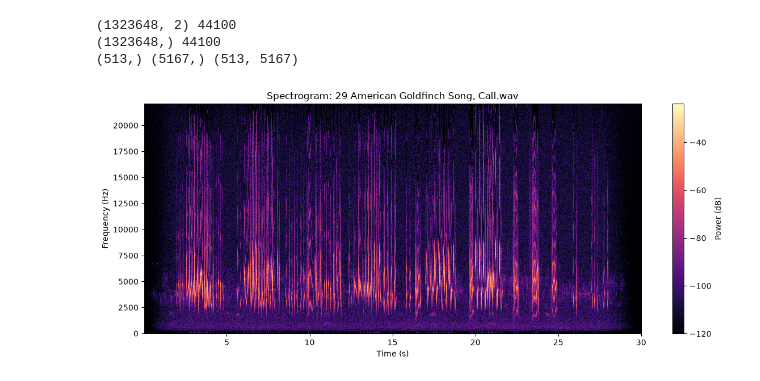
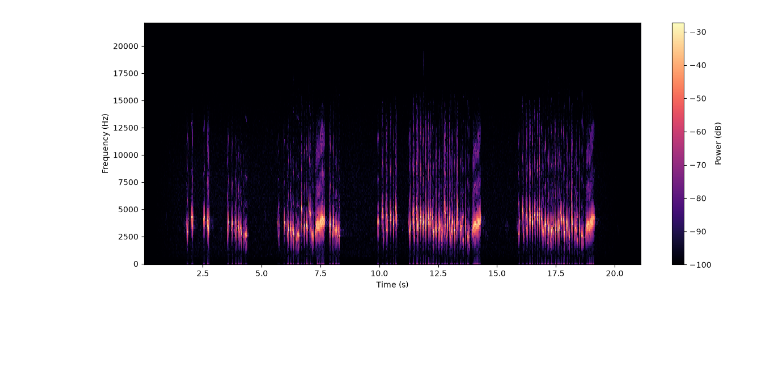
Before and after one commit to mfrans1/Oortje, a Jupyter notebook: test_bed.ipynb, the cells around one changed output. Cells and saved outputs as stored; diff of their text form; code cells hidden in the pictures; blank space fills up the shorter version.

```diff
--- a/test_bed.ipynb
+++ b/test_bed.ipynb
@@ -49,7 +4,7 @@ def plot_spectrogram(path: str) -> None:
 # %%
-plot_spectrogram("data/wav/29 American Goldfinch Song, Call.wav")
+example = Audio("data/wav/26 House Finch Song.wav")
+spec = Spectrogram(example)
+
+spec.plot()
 # %% [output]
-(1323648, 2) 44100
-(1323648,) 44100
-(513,) (5167,) (513, 5167)
-[figure, old version]
+[figure, new version]
```
Also changed, not shown: parts of 1 cell of this notebook, 1 other file.
